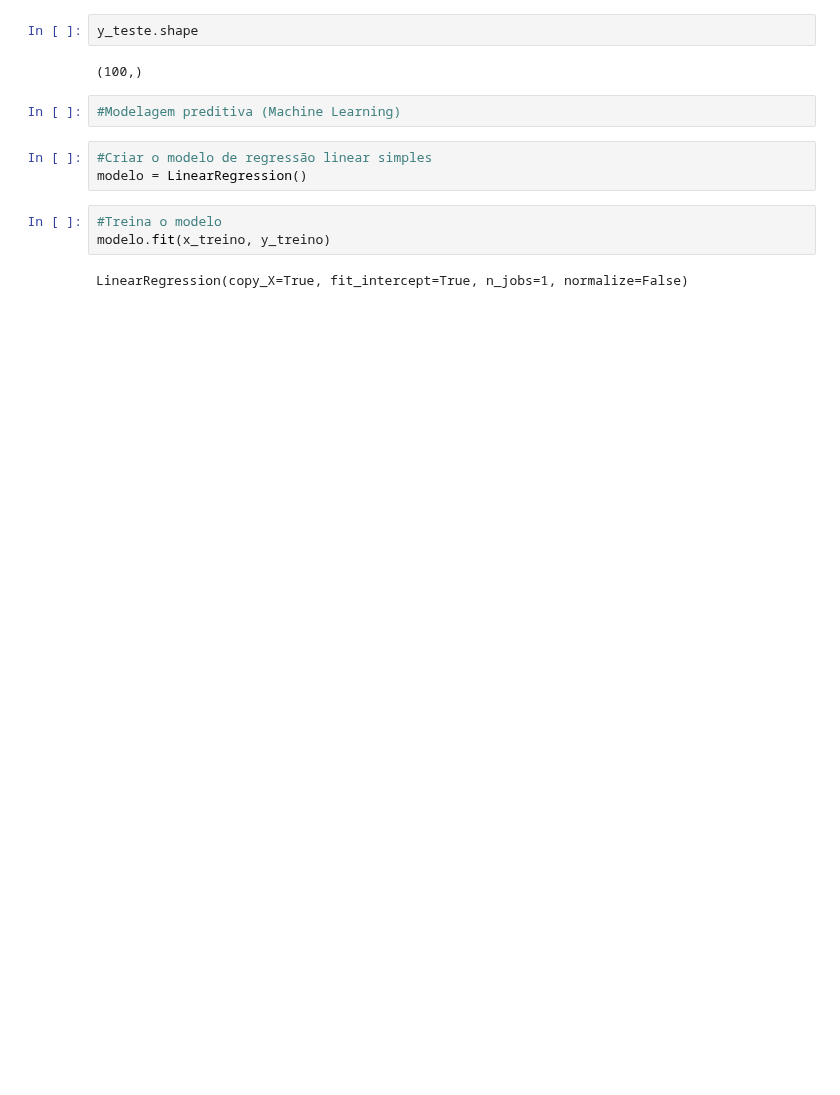
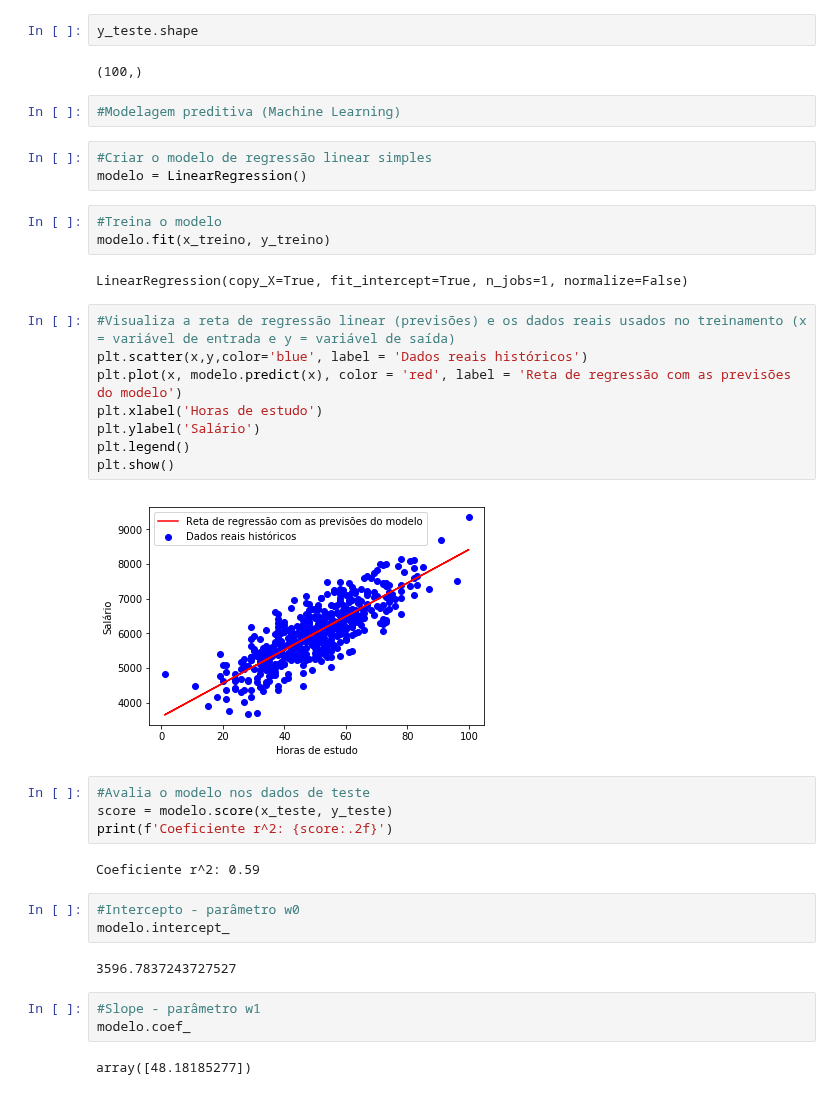
Before and after one commit to leandroclv/DSA_Python, a Jupyter notebook: Machine_learning/ml_scikit_learnig.ipynb, the cells around one changed output. Drawn from its saved outputs; the diff is of its cells as text; blank space fills up the shorter version.

```diff
--- a/Machine_learning/ml_scikit_learnig.ipynb
+++ b/Machine_learning/ml_scikit_learnig.ipynb
@@ -137,3 +137,29 @@ modelo = LinearRegression()
 modelo.fit(x_treino, y_treino)
 # %% [output]
 LinearRegression(copy_X=True, fit_intercept=True, n_jobs=1, normalize=False)
+# %%
+#Visualiza a reta de regressão linear (previsões) e os dados reais usados no treinamento (x = variável de entrada e y = variável de saída)
+plt.scatter(x,y,color='blue', label = 'Dados reais históricos')
+plt.plot(x, modelo.predict(x), color = 'red', label = 'Reta de regressão com as previsões do modelo')
+plt.xlabel('Horas de estudo')
+plt.ylabel('Salário')
+plt.legend()
+plt.show()
+# %% [output]
+[figure, added]
+# %%
+#Avalia o modelo nos dados de teste
+score = modelo.score(x_teste, y_teste)
+print(f'Coeficiente r^2: {score:.2f}')
+# %% [output]
+Coeficiente r^2: 0.59
+# %%
+#Intercepto - parâmetro w0
+modelo.intercept_
+# %% [output]
+3596.7837243727527
+# %%
+#Slope - parâmetro w1
+modelo.coef_
+# %% [output]
+array([48.18185277])
```
Also changed, not shown: parts of 2 cells of this notebook.
